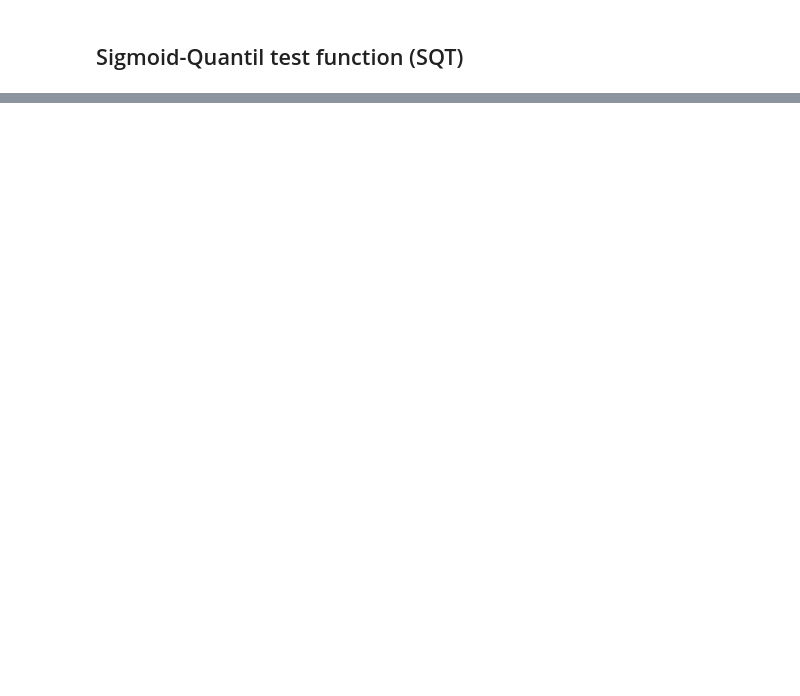
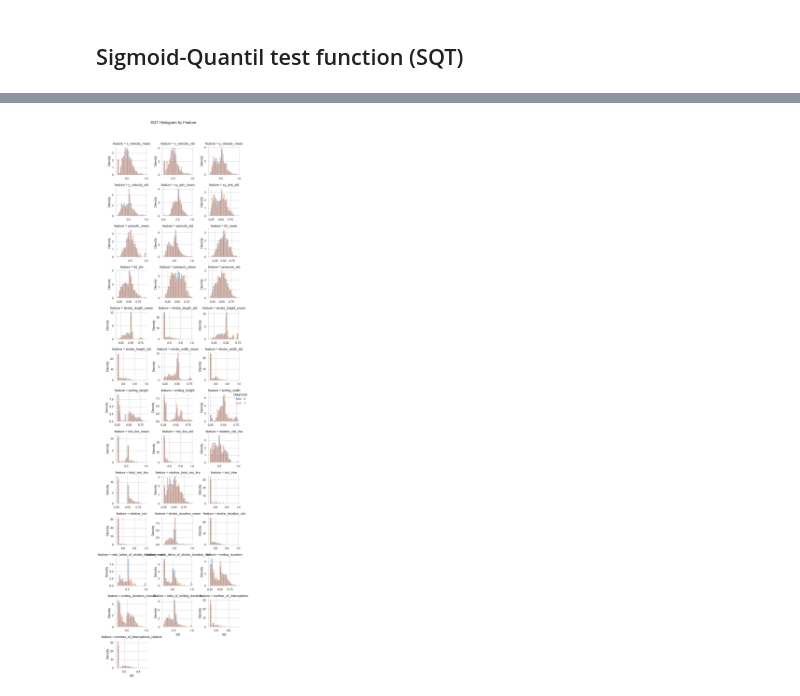
Before and after one commit to RichardLadislav/DOLPHIN-NDD_diagnostic, a Jupyter notebook: handcrafted_features_extraction/hf_analysis_refactor.ipynb, the cells around one changed output, grey strips where cells are left out. Saved outputs shown, nothing was run; the diff lists cells and outputs as text; code cells hidden in the pictures; blank space fills up the shorter version.

```diff
--- a/handcrafted_features_extraction/hf_analysis_refactor.ipynb
+++ b/handcrafted_features_extraction/hf_analysis_refactor.ipynb
@@ -593,0 +723,63 @@ mw_u_test_whole_df
+# %%
+import pandas as pd
+import numpy as np
+import seaborn as sns
+import matplotlib.pyplot as plt
+
+# --- Sigmoid + quantile transform (symmetric)
+def sigmoid_quantile_test(x, q=0.95):
+    x = pd.Series(x).dropna()
+    med = x.median()
+    q_hi = x.quantile(q)
+    q_lo = x.quantile(1 - q)
+    scale = np.where(x >= med, q_hi - med, med - q_lo)
+    scale = np.where(scale == 0, 1e-9, scale)
+    z = (x - med) / scale
+    return 1 / (1 + np.exp(-z))
+
+
+# --- Build tidy long DF (feature, diagnosis, sqt)
+features = [c for c in df.columns if c not in ("file_name", "diagnosis")]
+rows = []
+for feature in features:
+    a = df.loc[df["diagnosis"] == 0, feature].dropna().values  # HC
+    b = df.loc[df["diagnosis"] == 1, feature].dropna().values  # pre-LBD
+    rows.append(pd.DataFrame({"feature": feature, "diagnosis": 0,
+                              "sqt": sigmoid_quantile_test(a, q=0.95)}))
+    rows.append(pd.DataFrame({"feature": feature, "diagnosis": 1,
+                              "sqt": sigmoid_quantile_test(b, q=0.95)}))
+sqt_long = pd.concat(rows, ignore_index=True)
+
+# --- Color consistent with violin plots
+hue_order = [0, 1]  # 0 = HC, 1 = pre-LBD
+palette = {0: "#4C72B0", 1: "#DD8452"}  # Replace if you used custom colors earlier
+
+# --- Histogram per feature (overlayed groups)
+sns.set(style="whitegrid")
+g = sns.FacetGrid(
+    sqt_long,
+    col="feature",
+    hue="diagnosis",
+    hue_order=hue_order,
+    palette=palette,
+    sharex=False, sharey=False,
+    col_wrap=3,
+    height=2.2,
+)
+
+g.map_dataframe(
+    sns.histplot,
+    x="sqt",
+    bins=20,
+    stat="density",
+    alpha=0.45,
+    common_norm=False
+)
+
+g.add_legend(title="Diagnosis")
+g.fig.suptitle("SQT Histogram by Feature", y=1.02)
+
+plt.tight_layout()
+plt.show()
+# %% [output]
+[figure, added]
```
Also changed, not shown: parts of 11 cells of this notebook.
